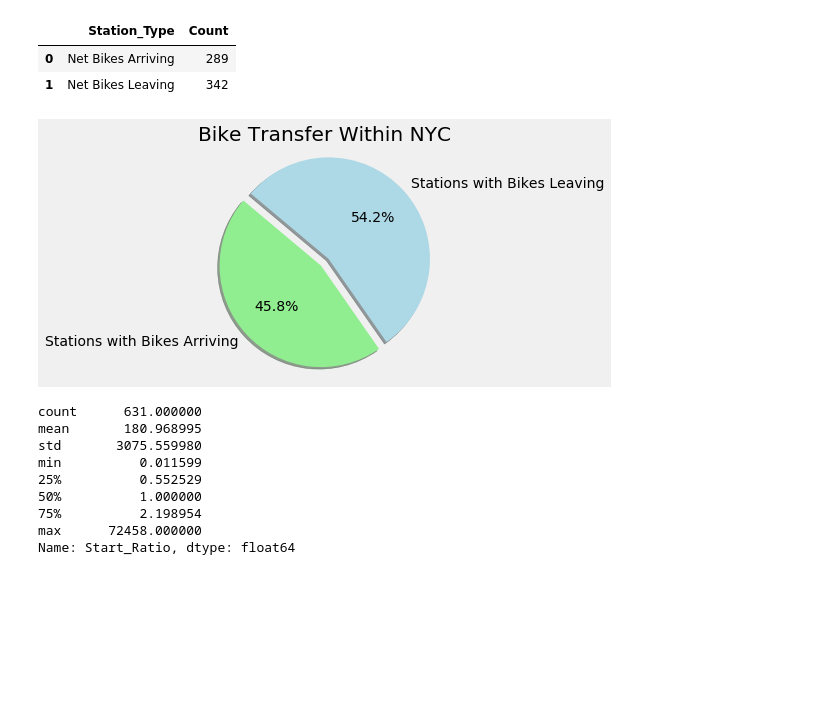
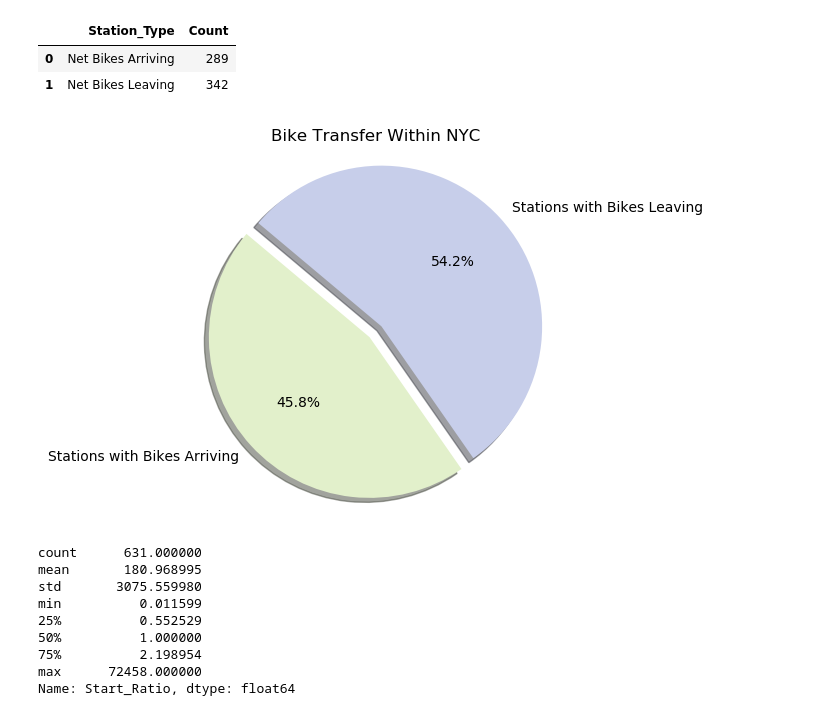
Before and after one commit to Data-Science-Link/project_bike_rental_analysis, a Jupyter notebook: scripts/workspace/Link_Michael/Untitled/SQL.ipynb, the cells around one changed output. Saved outputs shown, nothing was run; the diff lists cells and outputs as text; code cells hidden in the pictures; blank space fills up the shorter version.

```diff
--- a/scripts/workspace/Link_Michael/Untitled/SQL.ipynb
+++ b/scripts/workspace/Link_Michael/Untitled/SQL.ipynb
@@ -370,7 +372,7 @@ df_concat.head(2)
 # %%
 df_concat.sort_values(by=['Start_Ratio'], inplace=True)
 # %%
-plt.style.use('fivethirtyeight')
+plt.style.use('default')
 plt.bar(df_concat.index.to_list(), df_concat['Start_Ratio'], color='blue')
 plt.xlabel("Individual Station")
 plt.ylabel("Ratio of Start to End Rides")
@@ -401,19 +403,26 @@ pie_df_concat.head(2)
 |  | Station_Type | Count |
 | 0 | Net Bikes Arriving | 289 |
 | 1 | Net Bikes Leaving | 342 |
+# %%
+### Defining Color Palette
+colors = ["#FF9AA2", "#FFB7B2","#FFDAC1",'#E2F0CB','#B5EAD7','#C7CEEA']
+
+keys = ["red", "salmon","tan",'light_green','aqua_green','purple']
+values = ["#FF9AA2", "#FFB7B2","#FFDAC1",'#E2F0CB','#B5EAD7','#C7CEEA']
+color_dct = dict(zip(keys, values))
 # %%
 labels = ['Stations with Bikes Arriving', 'Stations with Bikes Leaving']
 sizes = pie_df_concat['Count']
-colors = ['lightgreen', 'lightblue']
+colors = [color_dct['light_green'], color_dct['purple']]
 explode = (0.1, 0)
 
 plt.pie(sizes, explode=explode, labels=labels, colors=colors,
         autopct='%1.1f%%', shadow=True, startangle=140, )
 plt.title('Bike Transfer Within NYC')
 plt.axis('equal')
 plt.show()
 # %% [output]
-[figure, old version]
+[figure, new version]
 # %%
 df_concat['Start_Ratio'].describe()
 # %% [output]
```
Also changed, not shown: parts of 24 cells of this notebook, 8 other files.
